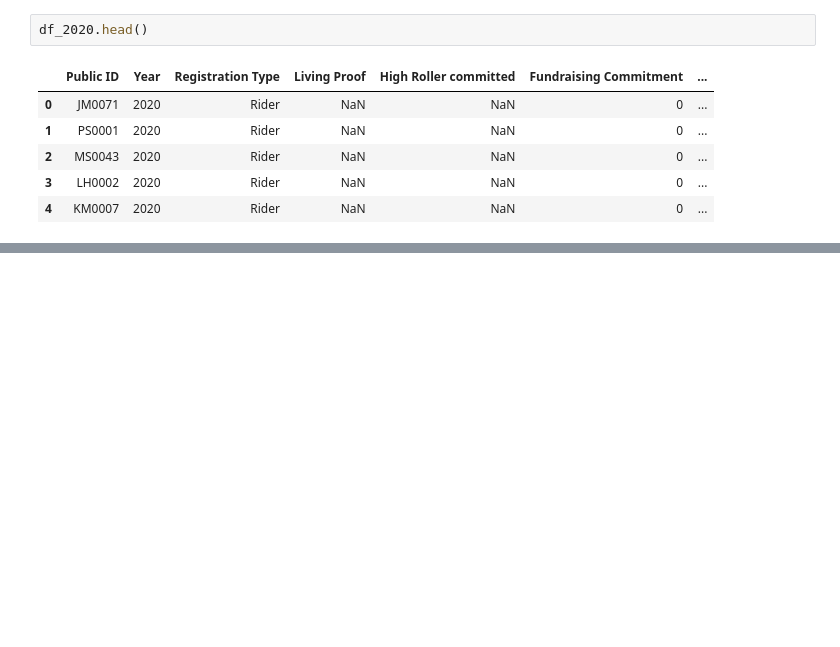
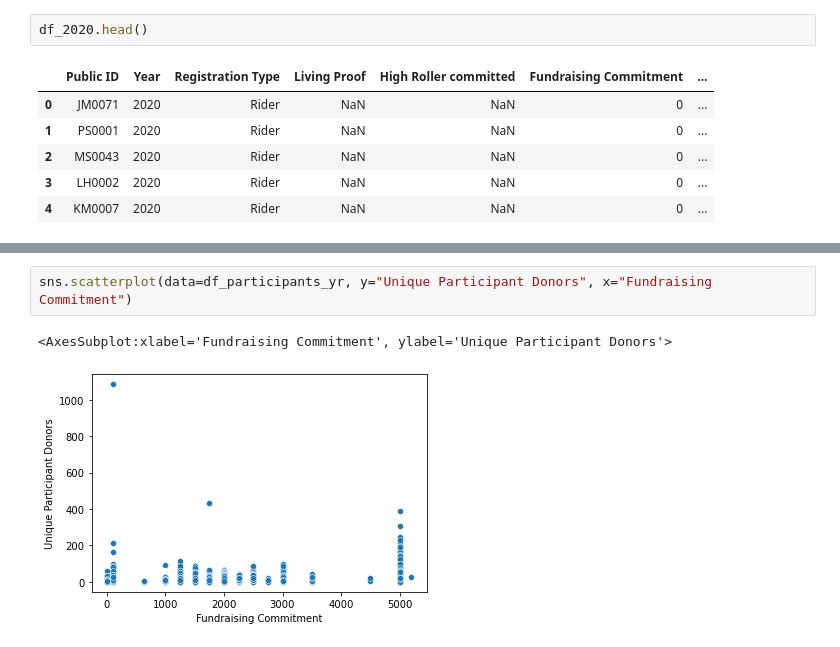
Before and after one commit to jlwheeler/analytics-week-pelotonia, a Jupyter notebook: pelotonia_data_exploration.ipynb, the cells around one changed output, grey strips where cells are left out. Drawn from its saved outputs; the diff is of its cells as text; blank space fills up the shorter version.

```diff
--- a/pelotonia_data_exploration.ipynb
+++ b/pelotonia_data_exploration.ipynb
@@ -88,0 +210,5 @@ df_2020.head()
+# %%
+sns.scatterplot(data=df_participants_yr, y="Unique Participant Donors", x="Fundraising Commitment")
+# %% [output]
+<AxesSubplot:xlabel='Fundraising Commitment', ylabel='Unique Participant Donors'>
+[figure, added]
```
Also changed, not shown: parts of 21 cells of this notebook.
